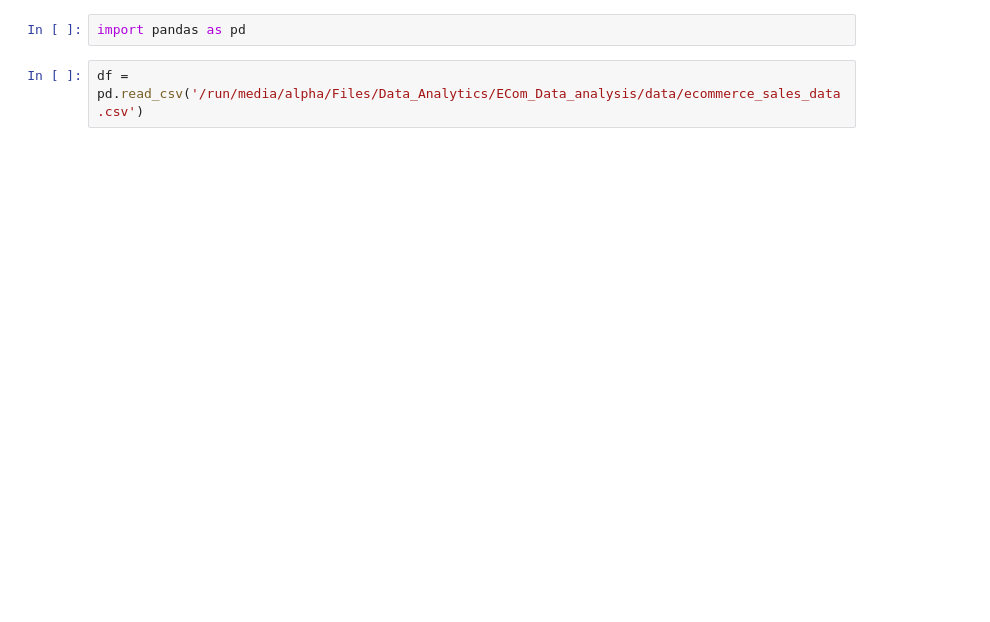
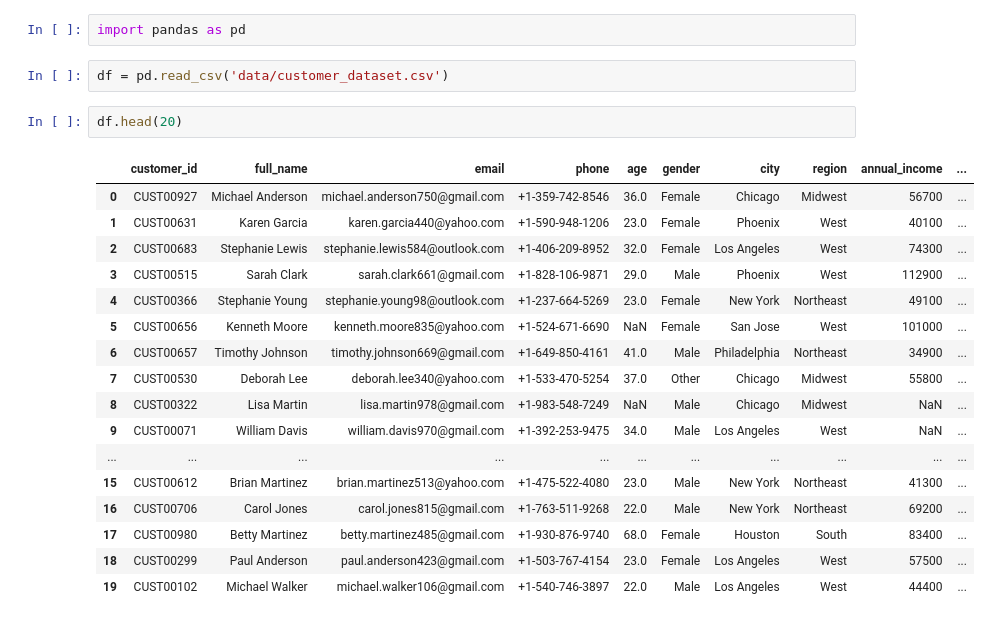
Before and after one commit to ryomenhaider/ecom-sales-eda, a Jupyter notebook: datacleaning.ipynb, the cells around one changed output. Saved outputs shown, nothing was run; the diff lists cells and outputs as text; blank space fills up the shorter version.

```diff
--- a/datacleaning.ipynb
+++ b/datacleaning.ipynb
@@ -1,4 +1,24 @@
 # %%
 import pandas as pd
 # %%
-df = pd.read_csv('/run/media/alpha/Files/Data_Analytics/ECom_Data_analysis/data/ecommerce_sales_data.csv')
+df = pd.read_csv('data/customer_dataset.csv')
+# %%
+df.head(20)
+# %% [output]
+|  | customer_id | full_name | email | phone | age | gender | city | region | annual_income | ... |
+| 0 | CUST00927 | Michael Anderson | michael.anderson750@gmail.com | +1-359-742-8546 | 36.0 | Female | Chicago | Midwest | 56700 | ... |
+| 1 | CUST00631 | Karen Garcia | karen.garcia440@yahoo.com | +1-590-948-1206 | 23.0 | Female | Phoenix | West | 40100 | ... |
+| 2 | CUST00683 | Stephanie Lewis | stephanie.lewis584@outlook.com | +1-406-209-8952 | 32.0 | Female | Los Angeles | West | 74300 | ... |
+| 3 | CUST00515 | Sarah Clark | sarah.clark661@gmail.com | +1-828-106-9871 | 29.0 | Male | Phoenix | West | 112900 | ... |
+| 4 | CUST00366 | Stephanie Young | stephanie.young98@outlook.com | +1-237-664-5269 | 23.0 | Female | New York | Northeast | 49100 | ... |
+| 5 | CUST00656 | Kenneth Moore | kenneth.moore835@yahoo.com | +1-524-671-6690 | NaN | Female | San Jose | West | 101000 | ... |
+| 6 | CUST00657 | Timothy Johnson | timothy.johnson669@gmail.com | +1-649-850-4161 | 41.0 | Male | Philadelphia | Northeast | 34900 | ... |
+| 7 | CUST00530 | Deborah Lee | deborah.lee340@yahoo.com | +1-533-470-5254 | 37.0 | Other | Chicago | Midwest | 55800 | ... |
+| 8 | CUST00322 | Lisa Martin | lisa.martin978@gmail.com | +1-983-548-7249 | NaN | Male | Chicago | Midwest | NaN | ... |
+| 9 | CUST00071 | William Davis | william.davis970@gmail.com | +1-392-253-9475 | 34.0 | Male | Los Angeles | West | NaN | ... |
+| ... | ... | ... | ... | ... | ... | ... | ... | ... | ... | ... |
+| 15 | CUST00612 | Brian Martinez | brian.martinez513@yahoo.com | +1-475-522-4080 | 23.0 | Male | New York | Northeast | 41300 | ... |
+| 16 | CUST00706 | Carol Jones | carol.jones815@gmail.com | +1-763-511-9268 | 22.0 | Male | New York | Northeast | 69200 | ... |
+| 17 | CUST00980 | Betty Martinez | betty.martinez485@gmail.com | +1-930-876-9740 | 68.0 | Female | Houston | South | 83400 | ... |
+| 18 | CUST00299 | Paul Anderson | paul.anderson423@gmail.com | +1-503-767-4154 | 23.0 | Female | Los Angeles | West | 57500 | ... |
+| 19 | CUST00102 | Michael Walker | michael.walker106@gmail.com | +1-540-746-3897 | 22.0 | Male | Los Angeles | West | 44400 | ... |
```
Also changed, not shown: parts of 26 cells of this notebook, 5 other files.
